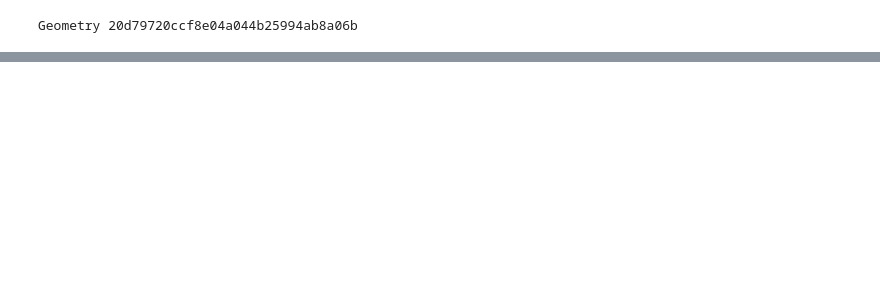
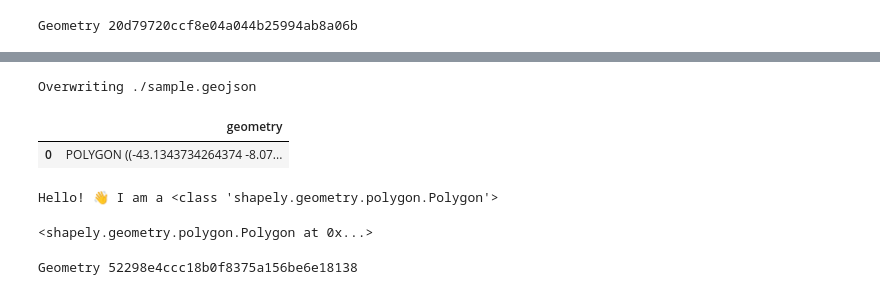
Before and after one commit to Vizzuality/LMIPy, a Jupyter notebook: docs/quickstart.ipynb, the cells around one changed output, grey strips where cells are left out. Cells and saved outputs as stored; diff of their text form; code cells hidden in the pictures; blank space fills up the shorter version.

Commit message:
added creation of Geometry object from shapley object

```diff
--- a/docs/quickstart.ipynb
+++ b/docs/quickstart.ipynb
@@ -206,0 +213,23 @@ Geometry 20d79720ccf8e04a044b25994ab8a06b
+# %%
+%%writefile ./sample.geojson
+{"features":[{"properties":null,"type":"Feature","geometry":{"type":"Polygon","coordinates":[[[-43.1343734264374,-8.07358087603511],[-43.1327533721924,-8.08277985402466],[-43.1298887729645,-8.08181322762719],[-43.1103515625,-8.07815914647929],[-43.1094932556152,-8.07799981079283],[-43.1094932556152,-8.09641859926744],[-43.1103515625,-8.09645046495416],[-43.1187307834625,-8.0967372560211],[-43.1186878681183,-8.10273857778317],[-43.1186771392822,-8.10358831522616],[-43.1476235389709,-8.10358831522616],[-43.1477630138397,-8.10273857778317],[-43.1505310535431,-8.08645513764317],[-43.1517112255096,-8.08057041885644],[-43.1439757347107,-8.0795931648273],[-43.1448876857758,-8.07574785969913],[-43.1343734264374,-8.07358087603511]]]}}],"crs":{},"type":"FeatureCollection"}
+# %% [output]
+Overwriting ./sample.geojson
+# %%
+df = gpd.read_file('./sample.geojson')
+df
+# %% [output]
+|  | geometry |
+| 0 | POLYGON ((-43.1343734264374 -8.07... |
+# %%
+s = df.geometry[0]
+print(f"Hello! 👋 I am a {type(s)}")
+s
+# %% [output]
+Hello! 👋 I am a <class 'shapely.geometry.polygon.Polygon'>
+<shapely.geometry.polygon.Polygon at 0x...>
+# %%
+g = LMIPy.Geometry(s=s)
+g
+# %% [output]
+Geometry 52298e4ccc18b0f8375a156be6e18138
```
Also changed, not shown: parts of 4 cells of this notebook, 3 other files.
